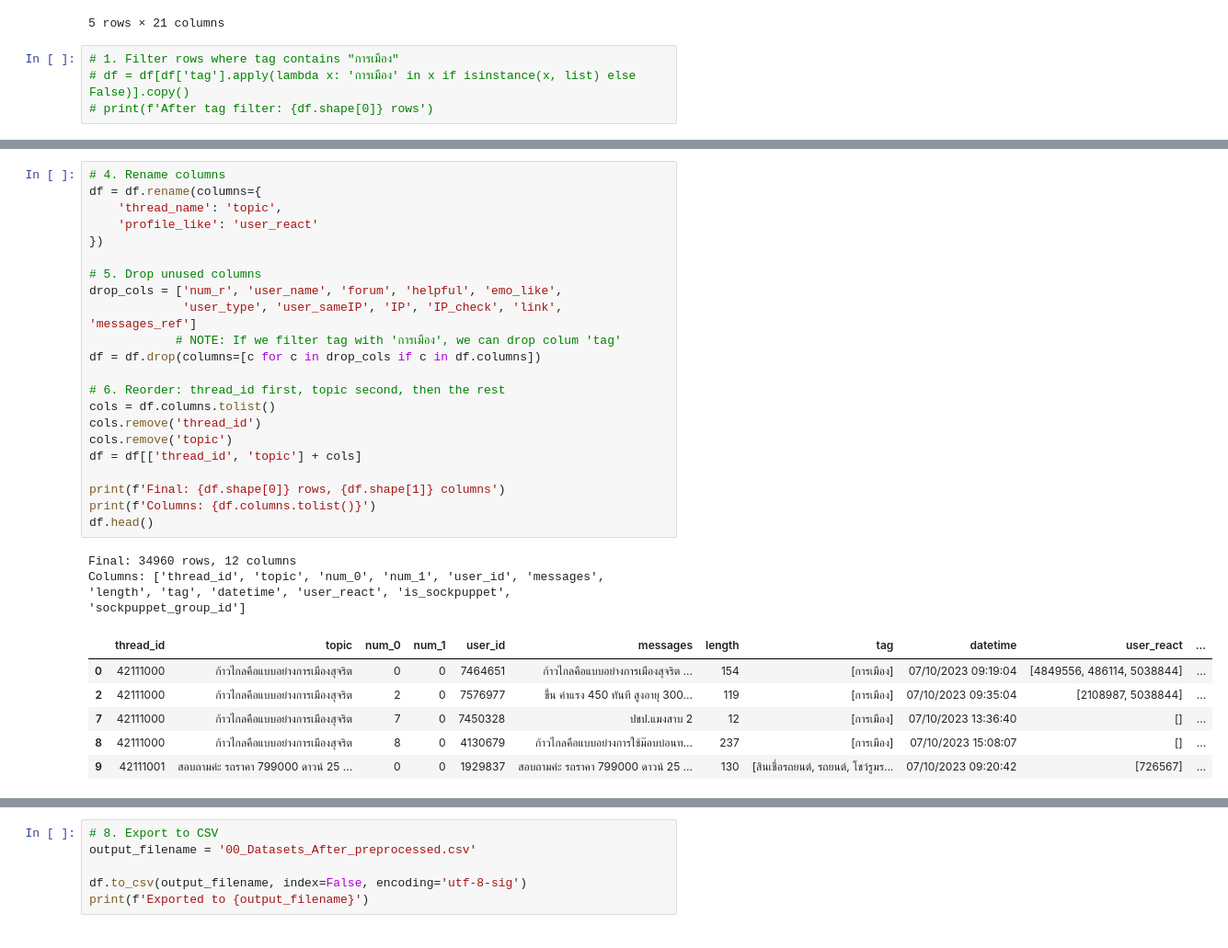
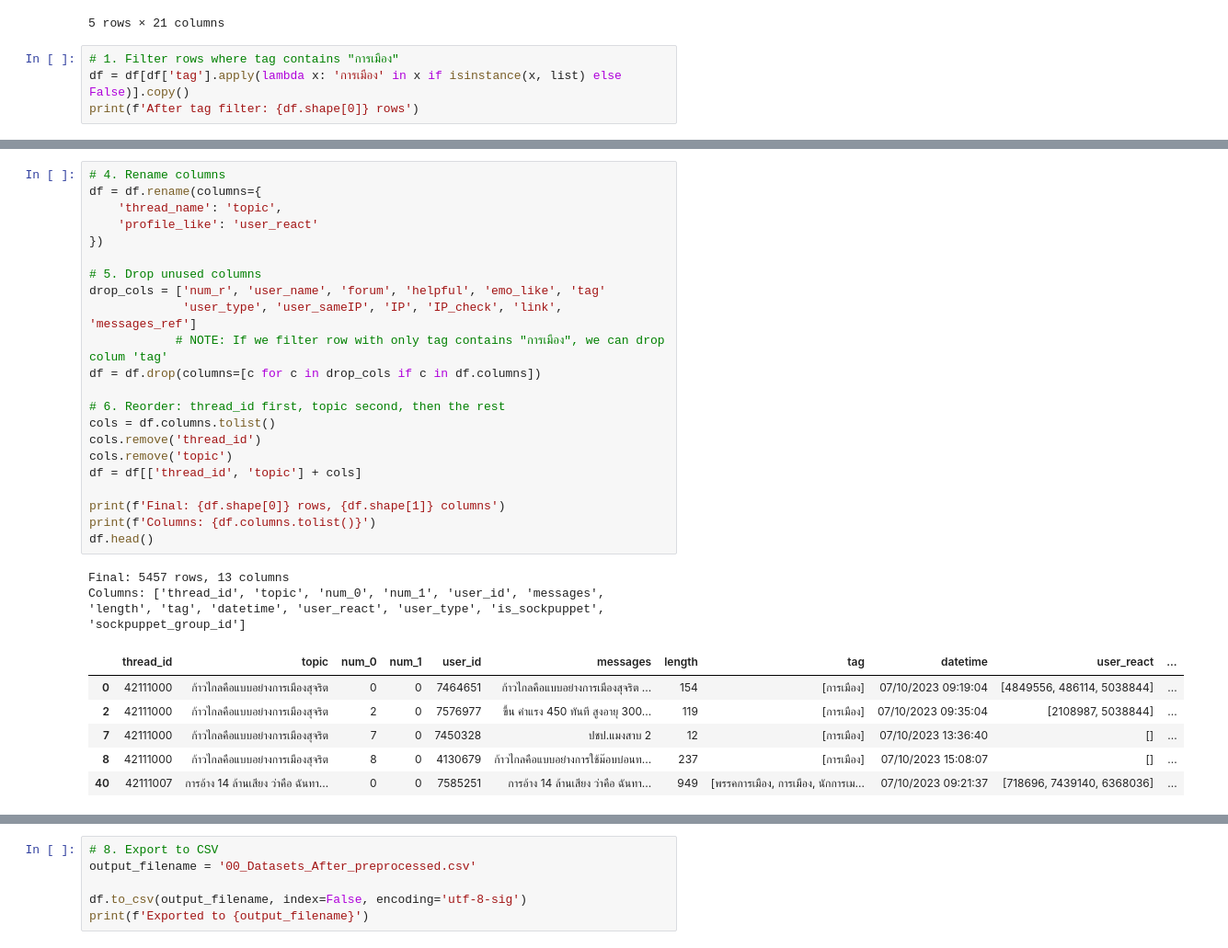
Before and after one commit to hedgehog-menn/NTHU-Ken-master-research, a Jupyter notebook: 00_new_preprocessing_karin.ipynb, the cells around one changed output, grey strips where cells are left out. Shown at 92% size. Cells and saved outputs as stored; diff of their text form.

```diff
--- a/00_new_preprocessing_karin.ipynb
+++ b/00_new_preprocessing_karin.ipynb
@@ -33,5 +33,5 @@ Loaded: 95904 rows, 21 columns
 5 rows × 21 columns
 # %%
 # 1. Filter rows where tag contains "การเมือง"
-# df = df[df['tag'].apply(lambda x: 'การเมือง' in x if isinstance(x, list) else False)].copy()
-# print(f'After tag filter: {df.shape[0]} rows')
+df = df[df['tag'].apply(lambda x: 'การเมือง' in x if isinstance(x, list) else False)].copy()
+print(f'After tag filter: {df.shape[0]} rows')
@@ -82,34 +84,34 @@ Number of sockpuppet groups: 323
 # %%
 # 4. Rename columns
 df = df.rename(columns={
     'thread_name': 'topic',
     'profile_like': 'user_react'
 })
 
 # 5. Drop unused columns
-drop_cols = ['num_r', 'user_name', 'forum', 'helpful', 'emo_like',
+drop_cols = ['num_r', 'user_name', 'forum', 'helpful', 'emo_like', 'tag'
              'user_type', 'user_sameIP', 'IP', 'IP_check', 'link', 'messages_ref']
-            # NOTE: If we filter tag with 'การเมือง', we can drop colum 'tag'
+            # NOTE: If we filter row with only tag contains "การเมือง", we can drop colum 'tag'
 df = df.drop(columns=[c for c in drop_cols if c in df.columns])
 
 # 6. Reorder: thread_id first, topic second, then the rest
 cols = df.columns.tolist()
 cols.remove('thread_id')
 cols.remove('topic')
 df = df[['thread_id', 'topic'] + cols]
 
 print(f'Final: {df.shape[0]} rows, {df.shape[1]} columns')
 print(f'Columns: {df.columns.tolist()}')
 df.head()
 # %% [output]
-Final: 34960 rows, 12 columns
-Columns: ['thread_id', 'topic', 'num_0', 'num_1', 'user_id', 'messages', 'length', 'tag', 'datetime', 'user_react', 'is_sockpuppet', 'sockpuppet_group_id']
+Final: 5457 rows, 13 columns
+Columns: ['thread_id', 'topic', 'num_0', 'num_1', 'user_id', 'messages', 'length', 'tag', 'datetime', 'user_react', 'user_type', 'is_sockpuppet', 'sockpuppet_group_id']
 |  | thread_id | topic | num_0 | num_1 | user_id | messages | length | tag | datetime | user_react | ... |
 | 0 | 42111000 | ก้าวไกลคือแบบอย่างการเมืองสุจริต | 0 | 0 | 7464651 | ก้าวไกลคือแบบอย่างการเมืองสุจริต ... | 154 | [การเมือง] | 07/10/2023 09:19:04 | [4849556, 486114, 5038844] | ... |
 | 2 | 42111000 | ก้าวไกลคือแบบอย่างการเมืองสุจริต | 2 | 0 | 7576977 | ขึ้น ค่าแรง 450 ทันที สูงอายุ 300... | 119 | [การเมือง] | 07/10/2023 09:35:04 | [2108987, 5038844] | ... |
 | 7 | 42111000 | ก้าวไกลคือแบบอย่างการเมืองสุจริต | 7 | 0 | 7450328 | ปชป.แมงสาบ 2 | 12 | [การเมือง] | 07/10/2023 13:36:40 | [] | ... |
 | 8 | 42111000 | ก้าวไกลคือแบบอย่างการเมืองสุจริต | 8 | 0 | 4130679 | ก้าวไกลคือแบบอย่างการใช้ม๊อบบ่อนท... | 237 | [การเมือง] | 07/10/2023 15:08:07 | [] | ... |
-| 9 | 42111001 | สอบถามค่ะ รถราคา 799000 ดาวน์ 25 ... | 0 | 0 | 1929837 | สอบถามค่ะ รถราคา 799000 ดาวน์ 25 ... | 130 | [สินเชื่อรถยนต์, รถยนต์, โชว์รูมร... | 07/10/2023 09:20:42 | [726567] | ... |
+| 40 | 42111007 | การอ้าง 14 ล้านเสียง ว่าคือ ฉันทา... | 0 | 0 | 7585251 | การอ้าง 14 ล้านเสียง ว่าคือ ฉันทา... | 949 | [พรรคการเมือง, การเมือง, นักการเม... | 07/10/2023 09:21:37 | [718696, 7439140, 6368036] | ... |
 # %%
 # 7. Summary
 total_rows = len(df)
```
Also changed, not shown: parts of 5 cells of this notebook, 9 other files.
